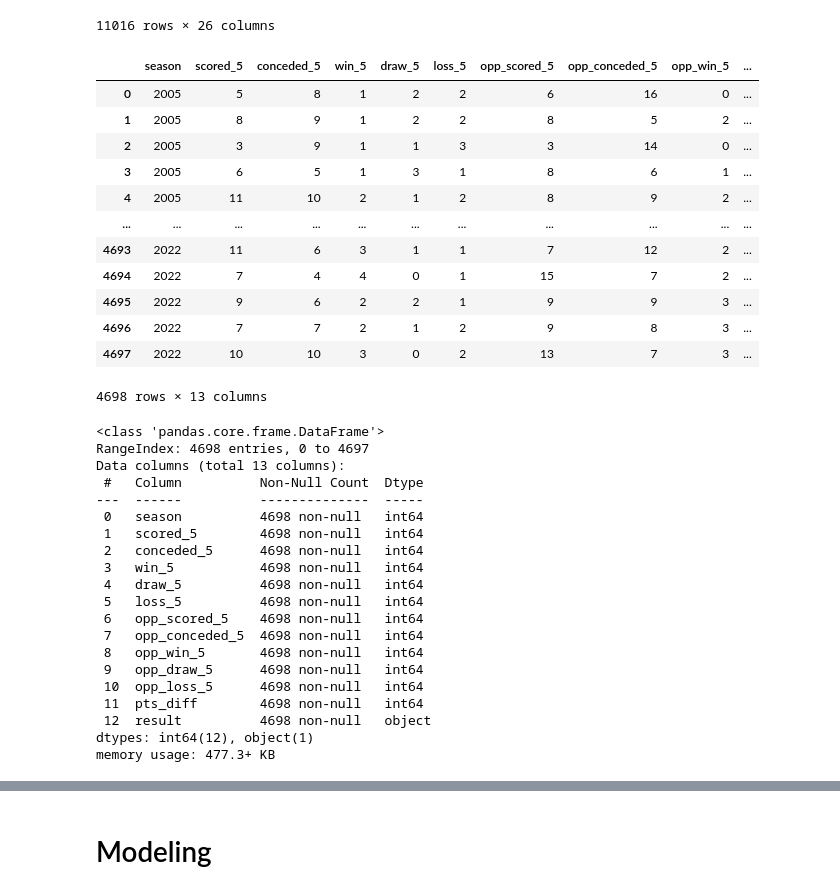
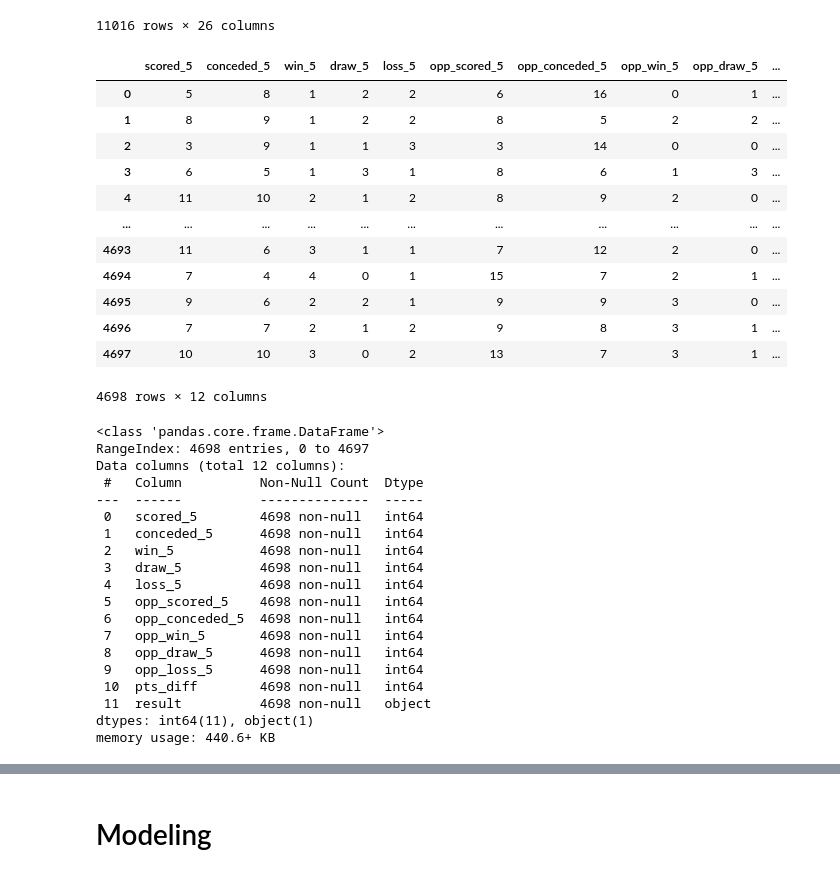
Before and after one commit to Rds1055/Machine-Learning-Labs, a Jupyter notebook: Lab3/lab3.ipynb, the cells around one changed output, grey strips where cells are left out. Saved outputs shown, nothing was run; the diff lists cells and outputs as text; code cells hidden in the pictures.

```diff
--- a/Lab3/lab3.ipynb
+++ b/Lab3/lab3.ipynb
@@ -154,49 +163,48 @@ df_all
 11016 rows × 26 columns
 # %%
 df = df_all[df_all["home"] == "1"].dropna().reset_index(drop = True).drop([
-    "matchday", "team", "opponent", "scored", "conceded", "draw", "win", "loss",
+    "season", "matchday", "team", "opponent", "scored", "conceded", "draw", "win", "loss",
     "home", "game_pts", "pts", "opp_game_pts", "opp_pts"
 ], axis = 1)
 df.loc[:, df.columns != "result"] = df.loc[:, df.columns != "result"].astype(int)
 
 df
 # %% [output]
-|  | season | scored_5 | conceded_5 | win_5 | draw_5 | loss_5 | opp_scored_5 | opp_conceded_5 | opp_win_5 | ... |
-| 0 | 2005 | 5 | 8 | 1 | 2 | 2 | 6 | 16 | 0 | ... |
-| 1 | 2005 | 8 | 9 | 1 | 2 | 2 | 8 | 5 | 2 | ... |
-| 2 | 2005 | 3 | 9 | 1 | 1 | 3 | 3 | 14 | 0 | ... |
-| 3 | 2005 | 6 | 5 | 1 | 3 | 1 | 8 | 6 | 1 | ... |
-| 4 | 2005 | 11 | 10 | 2 | 1 | 2 | 8 | 9 | 2 | ... |
+|  | scored_5 | conceded_5 | win_5 | draw_5 | loss_5 | opp_scored_5 | opp_conceded_5 | opp_win_5 | opp_draw_5 | ... |
+| 0 | 5 | 8 | 1 | 2 | 2 | 6 | 16 | 0 | 1 | ... |
+| 1 | 8 | 9 | 1 | 2 | 2 | 8 | 5 | 2 | 2 | ... |
+| 2 | 3 | 9 | 1 | 1 | 3 | 3 | 14 | 0 | 0 | ... |
+| 3 | 6 | 5 | 1 | 3 | 1 | 8 | 6 | 1 | 3 | ... |
+| 4 | 11 | 10 | 2 | 1 | 2 | 8 | 9 | 2 | 0 | ... |
 | ... | ... | ... | ... | ... | ... | ... | ... | ... | ... | ... |
-| 4693 | 2022 | 11 | 6 | 3 | 1 | 1 | 7 | 12 | 2 | ... |
-| 4694 | 2022 | 7 | 4 | 4 | 0 | 1 | 15 | 7 | 2 | ... |
-| 4695 | 2022 | 9 | 6 | 2 | 2 | 1 | 9 | 9 | 3 | ... |
-| 4696 | 2022 | 7 | 7 | 2 | 1 | 2 | 9 | 8 | 3 | ... |
-| 4697 | 2022 | 10 | 10 | 3 | 0 | 2 | 13 | 7 | 3 | ... |
+| 4693 | 11 | 6 | 3 | 1 | 1 | 7 | 12 | 2 | 0 | ... |
+| 4694 | 7 | 4 | 4 | 0 | 1 | 15 | 7 | 2 | 1 | ... |
+| 4695 | 9 | 6 | 2 | 2 | 1 | 9 | 9 | 3 | 0 | ... |
+| 4696 | 7 | 7 | 2 | 1 | 2 | 9 | 8 | 3 | 1 | ... |
+| 4697 | 10 | 10 | 3 | 0 | 2 | 13 | 7 | 3 | 1 | ... |
-4698 rows × 13 columns
+4698 rows × 12 columns
 # %%
 df.info()
 # %% [output]
 <class 'pandas.core.frame.DataFrame'>
 RangeIndex: 4698 entries, 0 to 4697
-Data columns (total 13 columns):
+Data columns (total 12 columns):
  #   Column          Non-Null Count  Dtype
 ---  ------          --------------  -----
- 0   season          4698 non-null   int64
- 1   scored_5        4698 non-null   int64
- 2   conceded_5      4698 non-null   int64
- 3   win_5           4698 non-null   int64
- 4   draw_5          4698 non-null   int64
- 5   loss_5          4698 non-null   int64
- 6   opp_scored_5    4698 non-null   int64
- 7   opp_conceded_5  4698 non-null   int64
- 8   opp_win_5       4698 non-null   int64
- 9   opp_draw_5      4698 non-null   int64
- 10  opp_loss_5      4698 non-null   int64
- 11  pts_diff        4698 non-null   int64
- 12  result          4698 non-null   object
-dtypes: int64(12), object(1)
-memory usage: 477.3+ KB
+ 0   scored_5        4698 non-null   int64
+ 1   conceded_5      4698 non-null   int64
+ 2   win_5           4698 non-null   int64
+ 3   draw_5          4698 non-null   int64
+ 4   loss_5          4698 non-null   int64
+ 5   opp_scored_5    4698 non-null   int64
+ 6   opp_conceded_5  4698 non-null   int64
+ 7   opp_win_5       4698 non-null   int64
+ 8   opp_draw_5      4698 non-null   int64
+ 9   opp_loss_5      4698 non-null   int64
+ 10  pts_diff        4698 non-null   int64
+ 11  result          4698 non-null   object
+dtypes: int64(11), object(1)
+memory usage: 440.6+ KB
 # %%
 df.describe()
 # %% [output]
```
Also changed, not shown: parts of 39 cells of this notebook.
